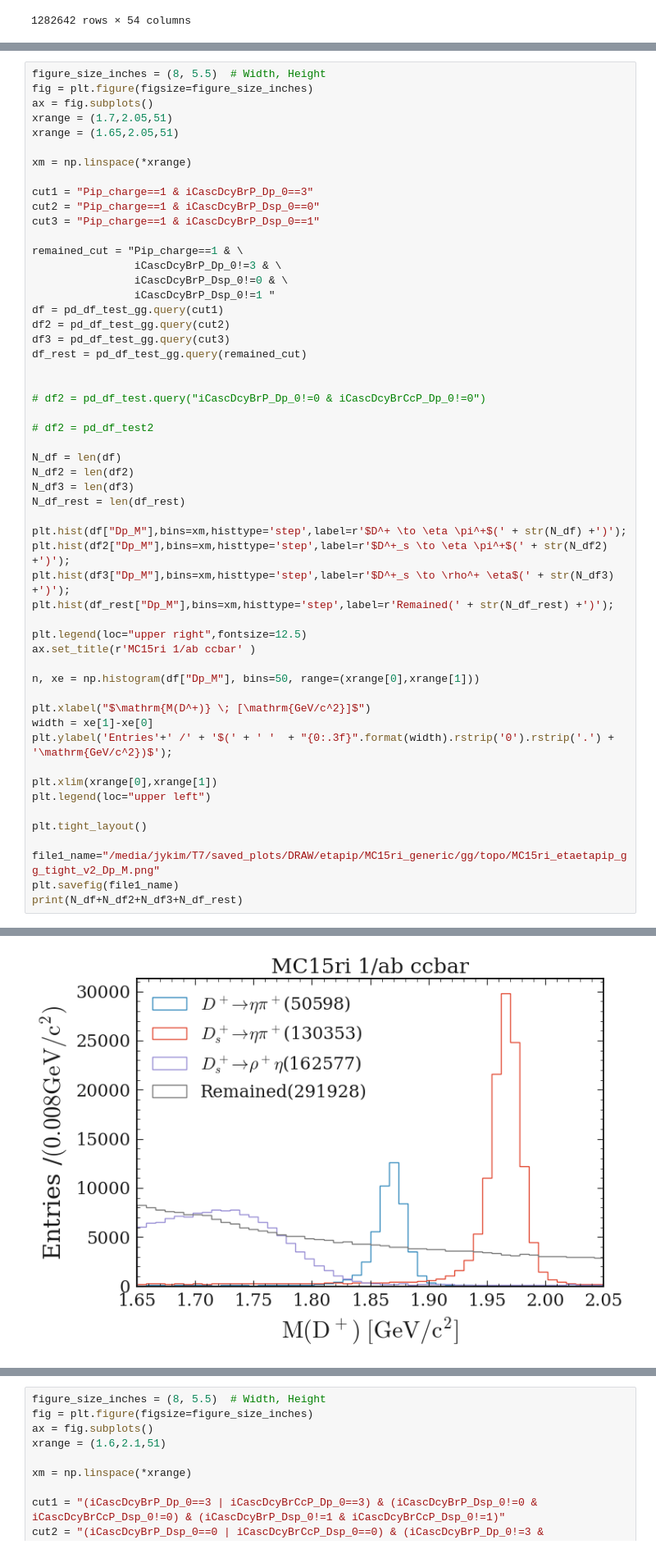
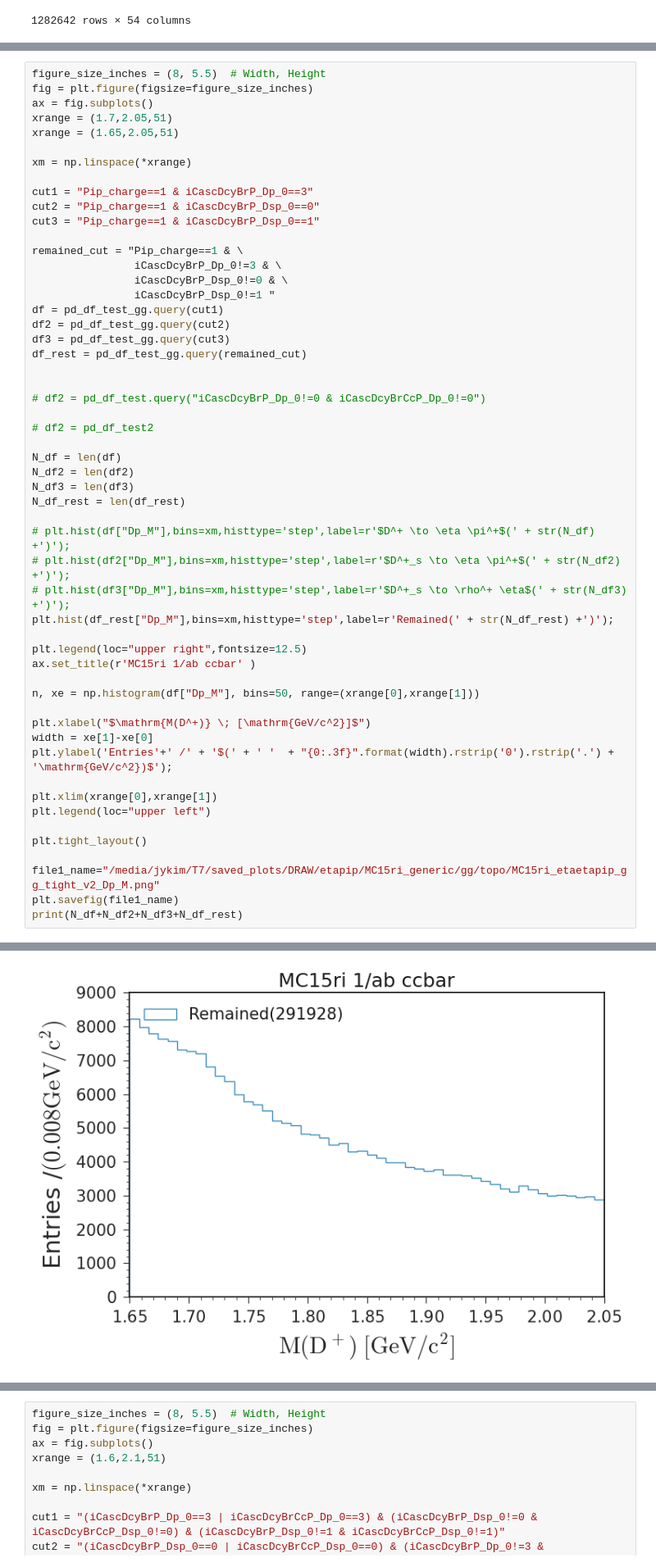
Before and after one commit to jykim-physics/DRAW_and_FITTING, a Jupyter notebook: main/Dpetapip/draw/topo_MC15ri_etapip-etapi0const.ipynb, the cells around one changed output, grey strips where cells are left out. Shown at 82% size. Saved outputs shown, nothing was run; the diff lists cells and outputs as text.

```diff
--- a/main/Dpetapip/draw/topo_MC15ri_etapip-etapi0const.ipynb
+++ b/main/Dpetapip/draw/topo_MC15ri_etapip-etapi0const.ipynb
@@ -665,34 +804,34 @@ df_rest = pd_df_test_gg.query(remained_cut)
 # df2 = pd_df_test.query("iCascDcyBrP_Dp_0!=0 & iCascDcyBrCcP_Dp_0!=0")
 
 # df2 = pd_df_test2
 
 N_df = len(df)
 N_df2 = len(df2)
 N_df3 = len(df3)
 N_df_rest = len(df_rest)
 
-plt.hist(df["Dp_M"],bins=xm,histtype='step',label=r'$D^+ \to \eta \pi^+$(' + str(N_df) +')');
-plt.hist(df2["Dp_M"],bins=xm,histtype='step',label=r'$D^+_s \to \eta \pi^+$(' + str(N_df2) +')');
-plt.hist(df3["Dp_M"],bins=xm,histtype='step',label=r'$D^+_s \to \rho^+ \eta$(' + str(N_df3) +')');
+# plt.hist(df["Dp_M"],bins=xm,histtype='step',label=r'$D^+ \to \eta \pi^+$(' + str(N_df) +')');
+# plt.hist(df2["Dp_M"],bins=xm,histtype='step',label=r'$D^+_s \to \eta \pi^+$(' + str(N_df2) +')');
+# plt.hist(df3["Dp_M"],bins=xm,histtype='step',label=r'$D^+_s \to \rho^+ \eta$(' + str(N_df3) +')');
 plt.hist(df_rest["Dp_M"],bins=xm,histtype='step',label=r'Remained(' + str(N_df_rest) +')');
 
 plt.legend(loc="upper right",fontsize=12.5)
 ax.set_title(r'MC15ri 1/ab ccbar' )
 
 n, xe = np.histogram(df["Dp_M"], bins=50, range=(xrange[0],xrange[1]))
 
 plt.xlabel("$\mathrm{M(D^+)} \; [\mathrm{GeV/c^2}]$")
 width = xe[1]-xe[0]
 plt.ylabel('Entries'+' /' + '$(' + ' '  + "{0:.3f}".format(width).rstrip('0').rstrip('.') + '\mathrm{GeV/c^2})$');
 
 plt.xlim(xrange[0],xrange[1])
 plt.legend(loc="upper left")
 
 plt.tight_layout()
 
 file1_name="/media/jykim/T7/saved_plots/DRAW/etapip/MC15ri_generic/gg/topo/MC15ri_etaetapip_gg_tight_v2_Dp_M.png"
 plt.savefig(file1_name)
 print(N_df+N_df2+N_df3+N_df_rest)
 # %% [output]
 635456
-[figure, old version]
+[figure, new version]
```
Also changed, not shown: parts of 26 cells of this notebook, 5 other files.
